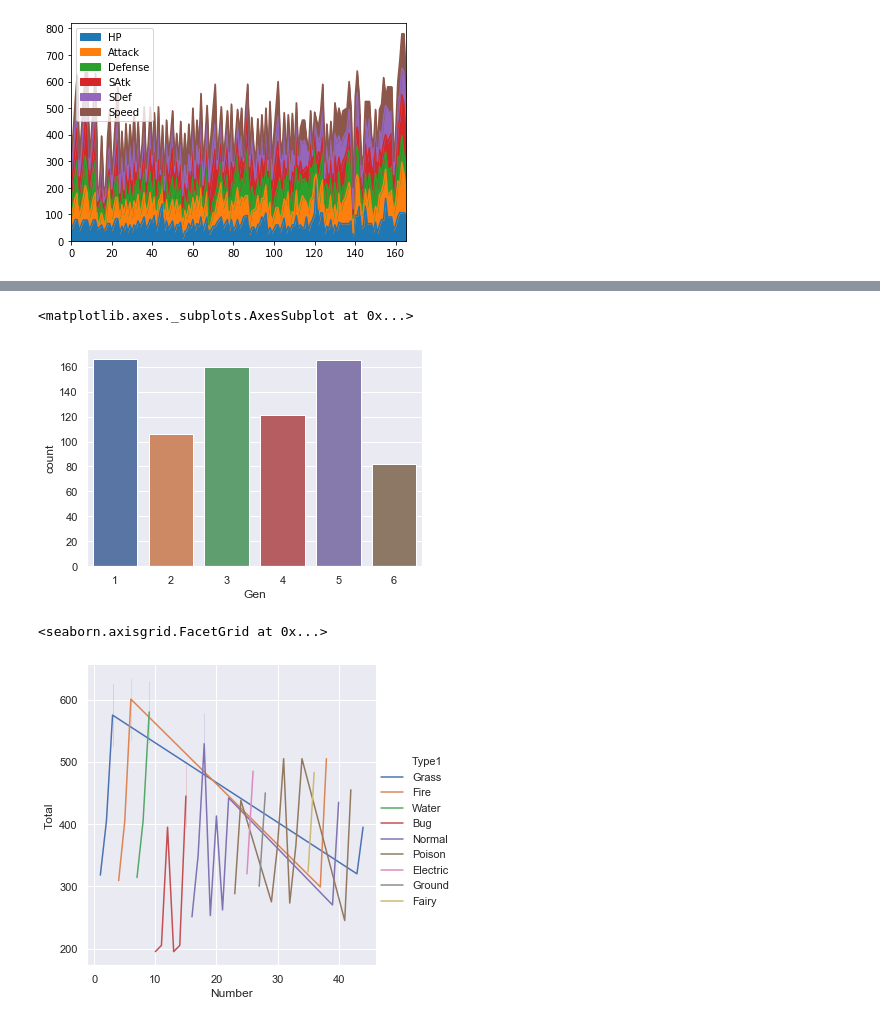
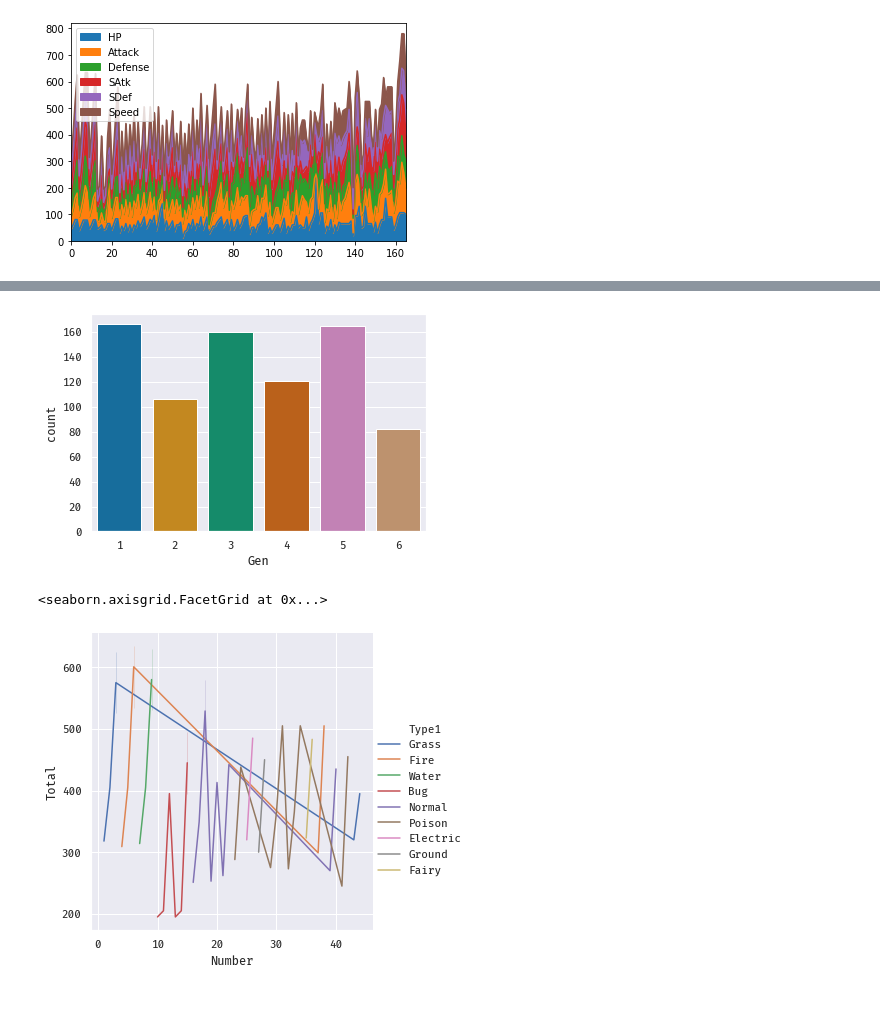
Before and after one commit to dhakust/binder, a Jupyter notebook: example.ipynb, the cells around one changed output, grey strips where cells are left out. Saved outputs shown, nothing was run; the diff lists cells and outputs as text; code cells hidden in the pictures.

```diff
--- a/example.ipynb
+++ b/example.ipynb
@@ -105,5 +110,9 @@ df.query("Gen == 1").drop(["Number", "Gen", "Total"], axis = 1).plot.area()
 <matplotlib.axes._subplots.AxesSubplot at 0x...>
 [figure]
 # %%
-sns.set(style = "darkgrid")
+sns.set(
+    style   = "darkgrid",
+    palette = "deep",
+    font    = "Fira Code",
+    context = "notebook")
 # %%
@@ -123,12 +132,12 @@ sns.jointplot(x = "SAtk", y = "SDef", data = df, kind = "hex", color = "seagreen
 [figure]
 # %%
-sns.countplot(x = "Gen", data = df)
+with sns.color_palette("colorblind"):
+    sns.countplot(x = "Gen", data = df)
 # %% [output]
-<matplotlib.axes._subplots.AxesSubplot at 0x...>
-[figure, old version]
+[figure, new version]
 # %%
 sns.relplot(x = "Number", y = "Total", hue = "Type1", data = df.head(50), kind = "line")
 # %% [output]
 <seaborn.axisgrid.FacetGrid at 0x...>
-[figure, old version]
+[figure, new version]
 # %%
```
Also changed, not shown: parts of 6 cells of this notebook, 1 other file.
